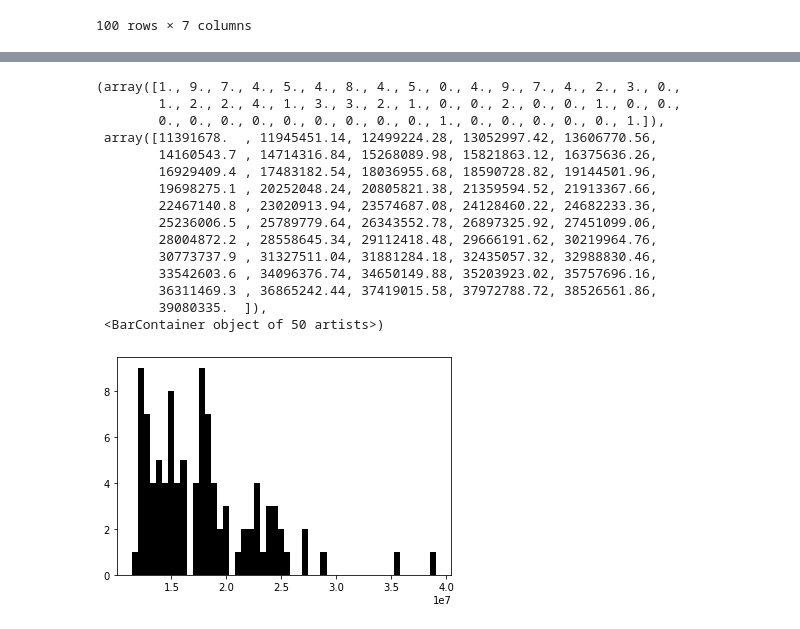
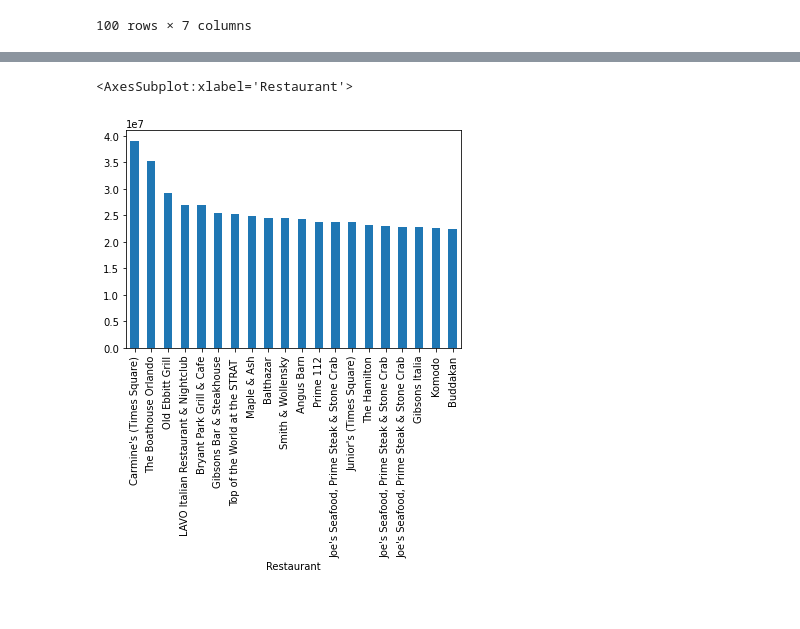
Before and after one commit to lukaszplatos/DataIntro, a Jupyter notebook: MyProject.ipynb, the cells around one changed output, grey strips where cells are left out. Drawn from its saved outputs; the diff is of its cells as text; code cells hidden in the pictures.

```diff
--- a/MyProject.ipynb
+++ b/MyProject.ipynb
@@ -242,19 +368,5 @@ memory usage: 4.4+ KB
 # %%
-plt.hist(ind['Sales'], bins=50, color='k', alpha=1)
+ind['Sales'].plot.bar()
 # %% [output]
-(array([1., 9., 7., 4., 5., 4., 8., 4., 5., 0., 4., 9., 7., 4., 2., 3., 0.,
-        1., 2., 2., 4., 1., 3., 3., 2., 1., 0., 0., 2., 0., 0., 1., 0., 0.,
-        0., 0., 0., 0., 0., 0., 0., 0., 0., 1., 0., 0., 0., 0., 0., 1.]),
- array([11391678.  , 11945451.14, 12499224.28, 13052997.42, 13606770.56,
-        14160543.7 , 14714316.84, 15268089.98, 15821863.12, 16375636.26,
-        16929409.4 , 17483182.54, 18036955.68, 18590728.82, 19144501.96,
-        19698275.1 , 20252048.24, 20805821.38, 21359594.52, 21913367.66,
-        22467140.8 , 23020913.94, 23574687.08, 24128460.22, 24682233.36,
-        25236006.5 , 25789779.64, 26343552.78, 26897325.92, 27451099.06,
-        28004872.2 , 28558645.34, 29112418.48, 29666191.62, 30219964.76,
-        30773737.9 , 31327511.04, 31881284.18, 32435057.32, 32988830.46,
-        33542603.6 , 34096376.74, 34650149.88, 35203923.02, 35757696.16,
-        36311469.3 , 36865242.44, 37419015.58, 37972788.72, 38526561.86,
-        39080335.  ]),
- <BarContainer object of 50 artists>)
+<AxesSubplot:xlabel='Restaurant'>
-[figure, old version]
+[figure, new version]
```
Also changed, not shown: parts of 15 cells of this notebook.
